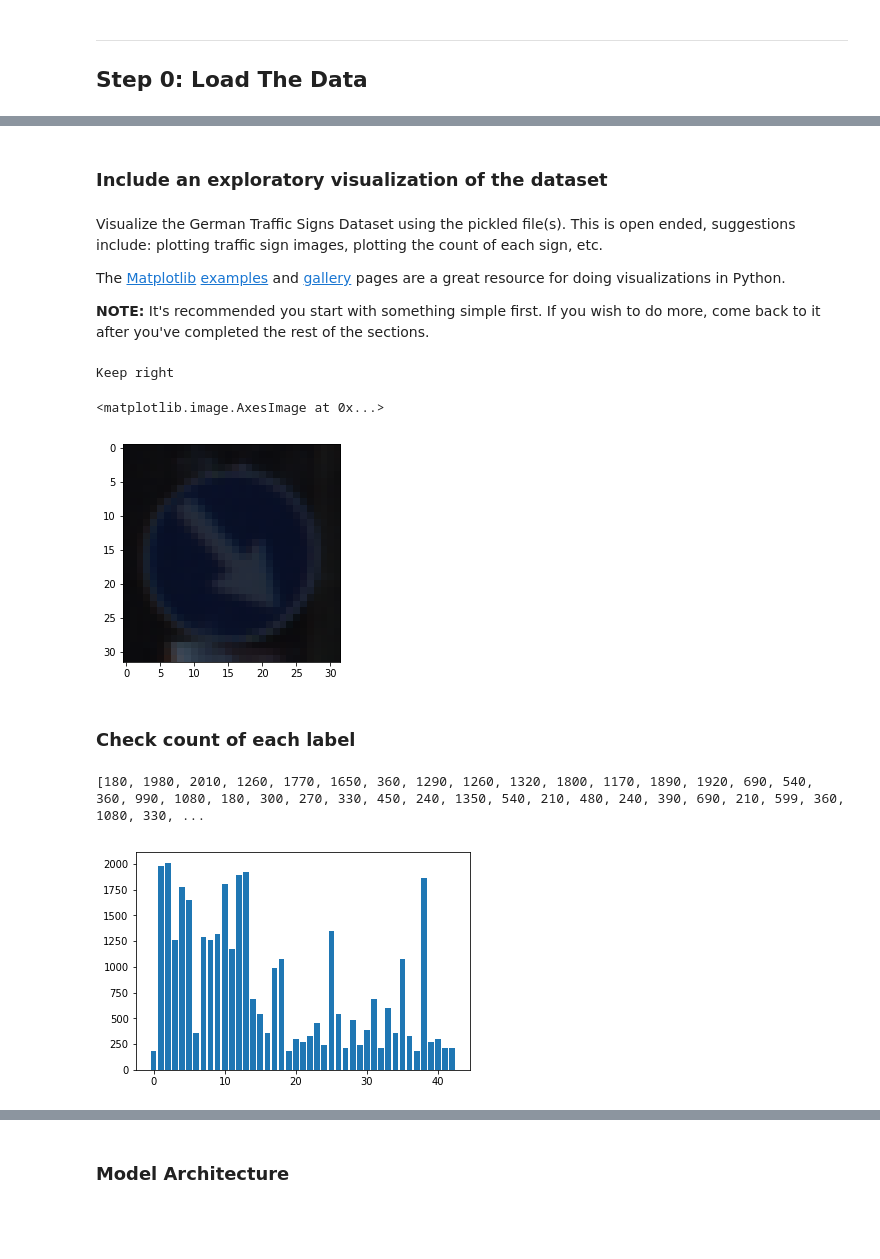
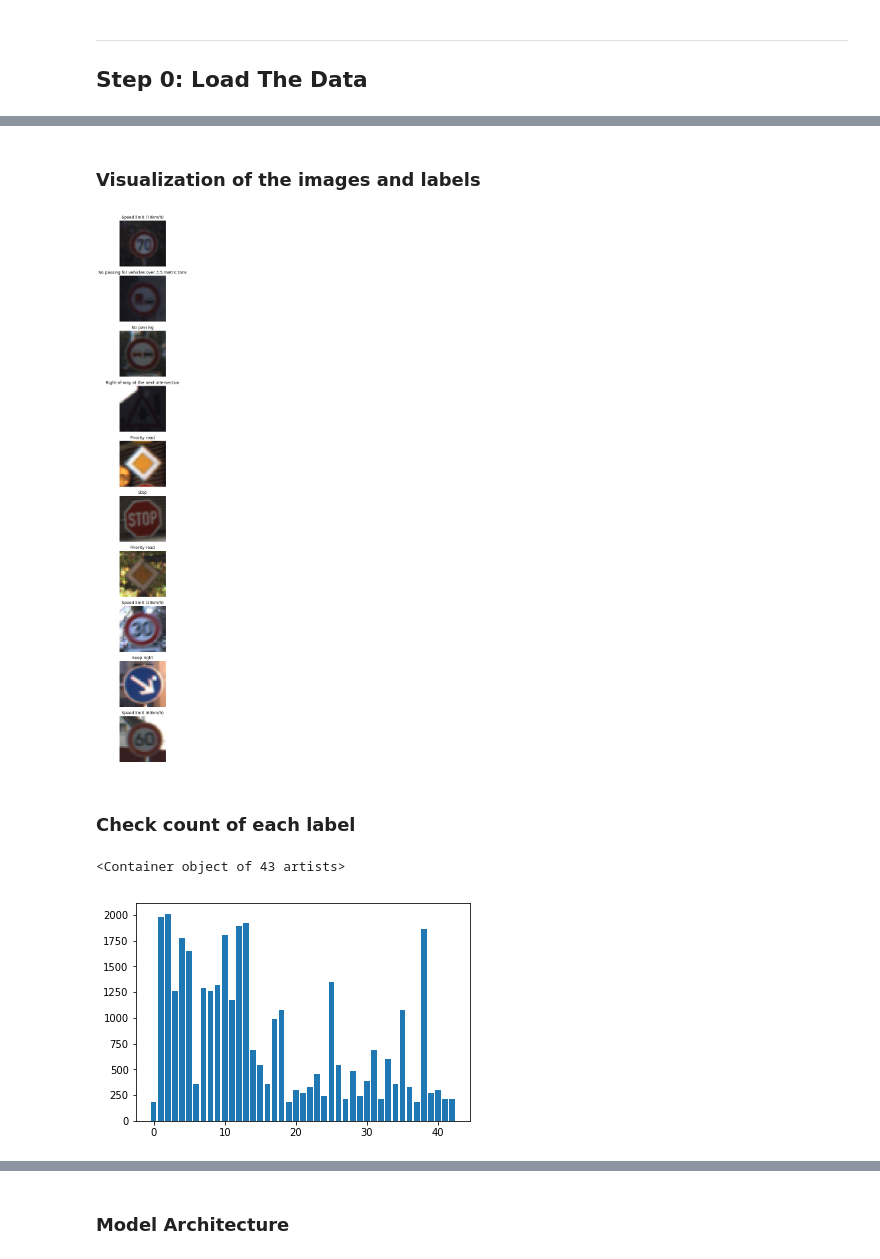
Before and after one commit to anvaysrivastava/CarND-Traffic-Sign-Classifier-Project, a Jupyter notebook: Traffic_Sign_Classifier.ipynb, the cells around one changed output, grey strips where cells are left out. Drawn from its saved outputs; the diff is of its cells as text; code cells hidden in the pictures; blank space fills up the shorter version.

Commit message:
Starting the prep for final submission

```diff
--- a/Traffic_Sign_Classifier.ipynb
+++ b/Traffic_Sign_Classifier.ipynb
@@ -85,7 +84,13 @@ print("Number of training examples =", n_train)
 print("Number of testing examples =", n_test)
 print("Numner of validation examples = ", n_valid)
 print("Image data shape =", image_shape)
-print("Number of classes =", n_classes)
+
+print("The loaded table is")
+t = PrettyTable(['Class ID', 'Sign Name'])
+for i in range(len(label_mapping)):
+    t.add_row([i,label_mapping[i]])
+
+print(t)
 # %% [output]
 Number of training examples = 34799
 Number of testing examples = 12630
@@ -95,32 +112,28 @@ Number of classes = 43
-# %% [markdown]
-### Include an exploratory visualization of the dataset
-# %% [markdown]
-Visualize the German Traffic Signs Dataset using the pickled file(s). This is open ended, suggestions include: plotting traffic sign images, plotting the count of each sign, etc.
-
-The [Matplotlib](http://matplotlib.org/) [examples](http://matplotlib.org/examples/index.html) and [gallery](http://matplotlib.org/gallery.html) pages are a great resource for doing visualizations in Python.
-
-**NOTE:** It's recommended you start with something simple first. If you wish to do more, come back to it after you've completed the rest of the sections.
+# %% [markdown]
+###  Visualization of the images and labels
 # %%
 ### Data exploration visualization code goes here.
 ### Feel free to use as many code cells as needed.
 import matplotlib.pyplot as plt
 import random
 import cv2
 import numpy
 
 import matplotlib.pyplot as plt
 # Visualizations will be shown in the notebook.
 %matplotlib inline
 
-#Plot a random image
-index = random.randint(0, len(X_train))
-image = X_train[index]
-print(label_mapping[y_train[index]])
-plt.imshow(image)
+count = 10
+fig, axs = plt.subplots(count, 1, figsize=(count, count*3))
+
+for i in range(count):
+    index = random.randint(0, len(X_train))
+    image = X_train[index]
+    axs[i].imshow(image)
+    axs[i].axis('off')
+    axs[i].set_title(label_mapping[y_train[index]])
 # %% [output]
-Keep right
-<matplotlib.image.AxesImage at 0x...>
-[figure, old version]
+[figure, new version]
 # %% [markdown]
 ### Check count of each label
 # %%
@@ -128,7 +141,6 @@ label_list = y_train.tolist()
 label_count = [label_list.count(y) for y in range(n_classes)]
 
 plt.bar(range(n_classes),label_count)
-print(label_count)
 # %% [output]
-[180, 1980, 2010, 1260, 1770, 1650, 360, 1290, 1260, 1320, 1800, 1170, 1890, 1920, 690, 540, 360, 990, 1080, 180, 300, 270, 330, 450, 240, 1350, 540, 210, 480, 240, 390, 690, 210, 599, 360, 1080, 330, ...
+<Container object of 43 artists>
 [figure]
```
Also changed, not shown: parts of 38 cells of this notebook, 5 other files.
